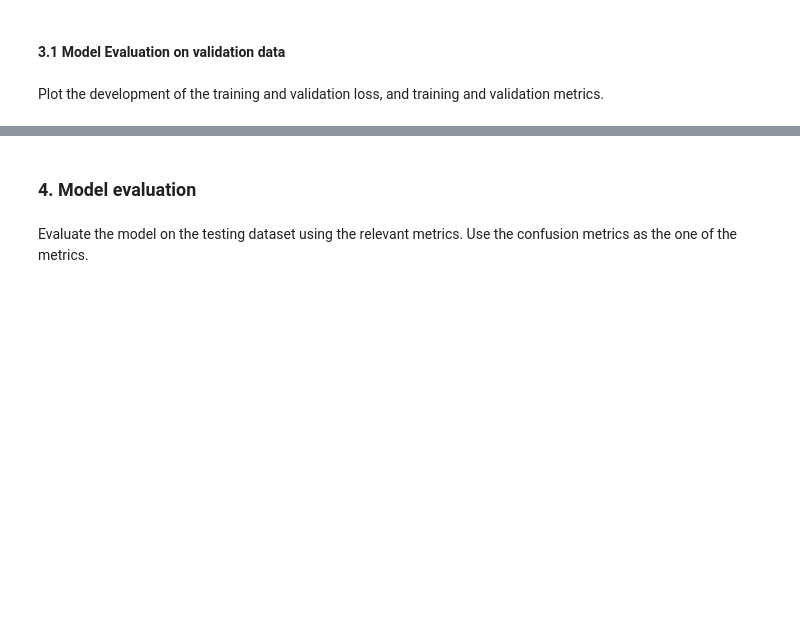
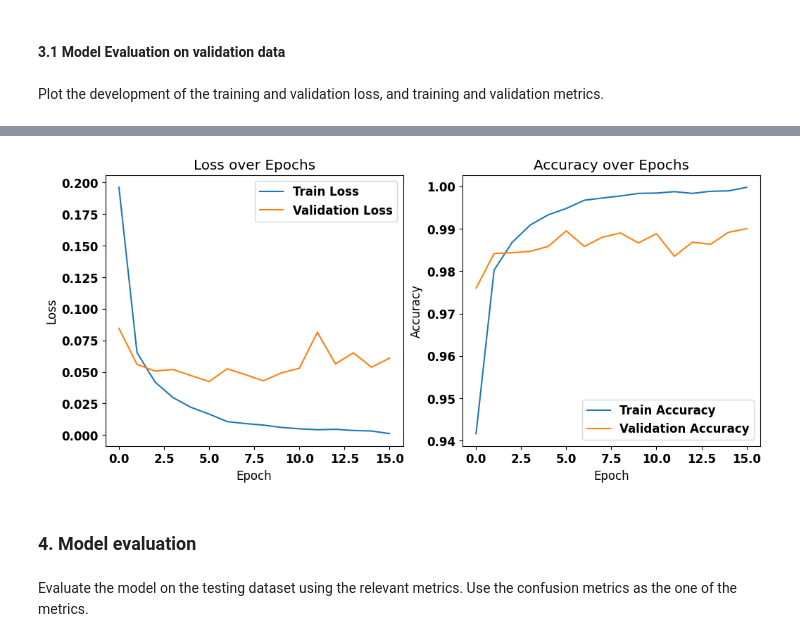
Before and after one commit to j-sikula/MPA-MLF, a Jupyter notebook: cv7_CNN/Ex_07.ipynb, the cells around one changed output, grey strips where cells are left out. Cells and saved outputs as stored; diff of their text form; code cells hidden in the pictures; blank space fills up the shorter version.

Commit message:
CNN trained to test accuracy 98.59%

```diff
--- a/cv7_CNN/Ex_07.ipynb
+++ b/cv7_CNN/Ex_07.ipynb
@@ -111,6 +108,14 @@ Perform the necessary data preprocessing. The best way to preprocess the data wo
 ###################################
 # Write your own code here #
 
+# Normalize pixel values to [0, 1]
+X_train = X_train.astype('float32') / 255.0
+X_test = X_test.astype('float32') / 255.0
+
+# one hot encoding
+y_train_encoded = keras.utils.to_categorical(y_train, num_classes=10)
+y_test_encoded = keras.utils.to_categorical(y_test, num_classes=10)
+
 
 
 ###################################
@@ -126,6 +131,13 @@ Input_layer -> Convolutional_layer(kernel_size=(3,3), no_channels=32) -> Maxpool
 model = Sequential()
 ###################################
 # Write your own code here #
+model.add(keras.layers.Conv2D(32, kernel_size=(3, 3), activation='relu', input_shape=(28, 28, 1)))
+model.add(keras.layers.MaxPooling2D(pool_size=(2, 2)))
+#model.add(keras.layers.Conv2D(64, kernel_size=(3, 3), activation='relu'))
+#model.add(keras.layers.MaxPooling2D(pool_size=(2, 2)))
+model.add(keras.layers.Flatten())
+model.add(keras.layers.Dense(128, activation='relu'))
+model.add(keras.layers.Dense(10, activation='softmax'))
 
 
 
@@ -158,5 +196,11 @@ train your model, define the relevant hyperparameters (no. epochs, batch_size),
 # Write your own code here #
 
 
-
+history = model.fit(
+    X_train, y_train, batch_size=64,
+    validation_data=(X_val, y_val), # Keep validation "clean" (no augmentation)
+    epochs=2000,
+    callbacks=[early_stopping],
+    verbose=1
+)
 ###################################
@@ -167,7 +229,30 @@ Plot the development of the training and validation loss, and training and valid
 # %%
 ###################################
 # Write your own code here #
+score = model.evaluate(X_test, y_test_encoded, verbose=0)
+print('Test loss:', score[0])
+print(f'Test accuracy: {score[1]*100} %')
 
+# Plot validation loss and accuracy among epochs
+plt.figure(figsize=(12, 5))
+plt.subplot(1, 2, 1)
+plt.plot(history.history['loss'], label='Train Loss')
+plt.plot(history.history['val_loss'], label='Validation Loss')
+plt.title('Loss over Epochs')
+plt.xlabel('Epoch')
+plt.ylabel('Loss')
+plt.legend()
+
+# Plot validation accuracy
+plt.subplot(1, 2, 2)
+plt.plot(history.history['accuracy'], label='Train Accuracy')
+plt.plot(history.history['val_accuracy'], label='Validation Accuracy')
+plt.title('Accuracy over Epochs')
+plt.xlabel('Epoch')
+plt.ylabel('Accuracy')
+plt.legend()
+plt.show()
 
 
 ###################################
+# %% [output]
@@ -174,3 +261,4 @@ Plot the development of the training and validation loss, and training and valid
+[figure, added]
 # %% [markdown]
 ### 4. Model evaluation
 # %% [markdown]
```
Also changed, not shown: parts of 7 cells of this notebook.
